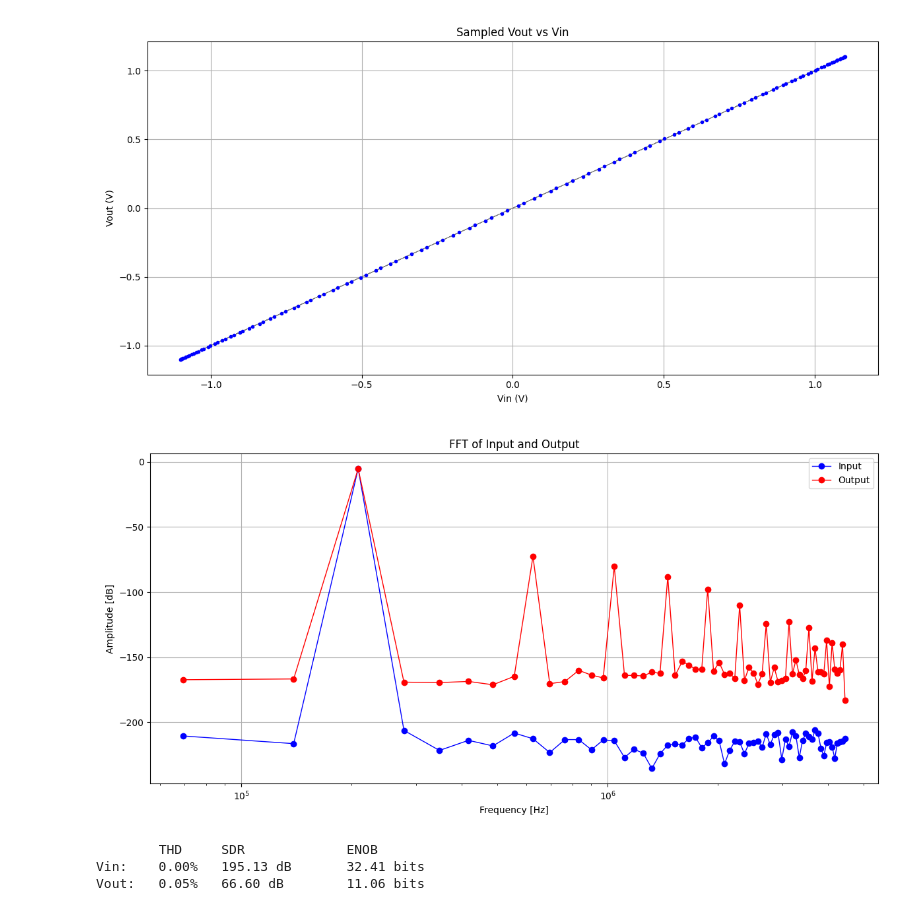
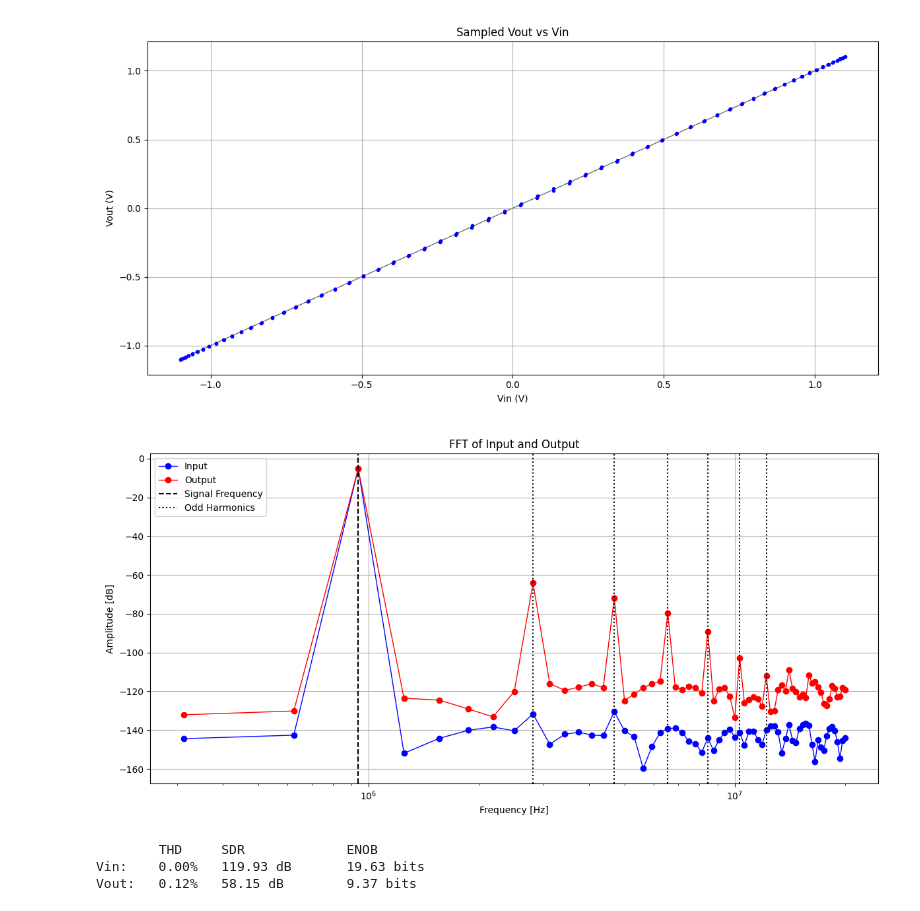
Before and after one commit to CedricHirschi/ngspice_cosim_inv, a Jupyter notebook: designs/tgate_slow/dft.ipynb, the cells around one changed output. Saved outputs shown, nothing was run; the diff lists cells and outputs as text; code cells hidden in the pictures.

```diff
--- a/designs/tgate_slow/dft.ipynb
+++ b/designs/tgate_slow/dft.ipynb
@@ -6,7 +6,7 @@ from common import NGSpiceRaw
 
 %matplotlib widget
 # %%
-data = NGSpiceRaw("simulation/tgate_tb.raw", live=True)
+data = NGSpiceRaw("simulation/tgate_tb.raw", live=False)
 print("Fields:", data.names)
 # %% [output]
 Loaded 1 plots from simulation/tgate_tb.raw
@@ -15,7 +15,7 @@ Fields: ('time', 'v(vdd)', 'v(vss)', 'v(x1.ctrl_ni)', 'v(ctrl)', 'v(x1.x2.net1)'
 F_SAMPLING = 80e6
 N = 128
 BASE_HARMONIC = 3
-CONVERSION_CYCLES = 9
+CONVERSION_CYCLES = 2
 F_SIGNAL = F_SAMPLING / N * BASE_HARMONIC / CONVERSION_CYCLES
 
 print("Signal frequency:", F_SIGNAL, "Hz")
@@ -52,11 +46,11 @@ plt.show()
 # %%
 sampling_times_in = [0.99 / F_SAMPLING]
 while sampling_times_in[-1] < times[-1]:
-    sampling_times_in.append(sampling_times_in[-1] + 9 / F_SAMPLING)
+    sampling_times_in.append(sampling_times_in[-1] + CONVERSION_CYCLES / F_SAMPLING)
 
-sampling_times_out = [8.99 / F_SAMPLING]
+sampling_times_out = [(CONVERSION_CYCLES - 0.01) / F_SAMPLING]
 while sampling_times_out[-1] < times[-1]:
-    sampling_times_out.append(sampling_times_out[-1] + 9 / F_SAMPLING)
+    sampling_times_out.append(sampling_times_out[-1] + CONVERSION_CYCLES / F_SAMPLING)
 
 sampling_times_in = np.array(sampling_times_in)[:-1] # Remove the last time to avoid oversampling
 sampling_times_out = np.array(sampling_times_out)[:-1] # Remove the last time to avoid oversampling
@@ -68,7 +62,7 @@ sampling_error = sampling_vout - sampling_vin
 
 assert N == len(sampling_times_in)
 assert N == len(sampling_times_out)
-f_bin = F_SAMPLING / N / 9
+f_bin = F_SAMPLING / N / CONVERSION_CYCLES
 print("Number of samples:", N)
 print("Frequency bin size:", f_bin)
 print(f"Sampling error (p-p): {(np.max(sampling_error) - np.min(sampling_error))*1e3:.1f} mV")
@@ -109,25 +103,32 @@ plt.show()
 # %%
 # FFT of input and output signals
 yf_vin = np.fft.rfft(sampling_vin) / N
 yf_vout = np.fft.rfft(sampling_vout) / N
-xf = np.fft.rfftfreq(N, 9 / F_SAMPLING)
+xf = np.fft.rfftfreq(N, CONVERSION_CYCLES / F_SAMPLING)
 
 yf_vin = np.abs(yf_vin[xf > 0])
 yf_vout = np.abs(yf_vout[xf > 0])
 xf = xf[xf > 0]
 
 plt.figure(figsize=(12, 6))
 plt.plot(xf, 20 * np.log10(yf_vin), 'o-', label='Input', color='blue', linewidth=1)
 plt.plot(xf, 20 * np.log10(yf_vout), 'o-', label='Output', color='red', linewidth=1)
 # plt.plot(xf, 20 * np.log10(yf_vout) - 20 * np.log10(yf_vin), 'o-', label='Error', color='green', linewidth=1)
+plt.axvline(F_SIGNAL, color='black', linestyle='--', label='Signal Frequency')
+plt.axvline(F_SIGNAL * 3, color='black', linestyle='dotted', label='Odd Harmonics')
+plt.axvline(F_SIGNAL * 5, color='black', linestyle='dotted')
+plt.axvline(F_SIGNAL * 7, color='black', linestyle='dotted')
+plt.axvline(F_SIGNAL * 9, color='black', linestyle='dotted')
+plt.axvline(F_SIGNAL * 11, color='black', linestyle='dotted')
+plt.axvline(F_SIGNAL * 13, color='black', linestyle='dotted')
 plt.title('FFT of Input and Output')
 plt.xlabel('Frequency [Hz]')
 plt.ylabel('Amplitude [dB]')
 # plt.xlim(0, 1.5 * F_SIGNAL)
 plt.xscale('log')
 plt.grid()
 plt.legend()
 plt.tight_layout()
 plt.show()
 # %% [output]
-[figure, old version]
+[figure, new version]
@@ -145,10 +192,26 @@ def compute_thd(signal, fundamental_index):
     return thd
 
 def compute_sdr(signal, fundamental_index):
-    return 20 * np.log10(1 / compute_thd(signal, fundamental_index))
+    """
+    SDR = P_signal / sum_h>=2 P_harmonic_h   (power ratio, in dB)
+    Assumes each tone sits in exactly one FFT bin (no leakage).
+    """
+    N = len(signal)
+    X = np.fft.rfft(signal)
+    P = (np.abs(X) / N)**2
+
+    P1 = P[fundamental_index]
+
+    Ph = 0.0
+    h = 2
+    while h * fundamental_index < len(P):
+        Ph += P[h * fundamental_index]
+        h += 1
+
+    return 10 * np.log10(P1 / Ph)
 
 def compute_enob(signal, fundamental_index):
-    return compute_sdr(signal, fundamental_index) / 6.02
+    return (compute_sdr(signal, fundamental_index) - 1.76) / 6.02
 
 thd_vin = compute_thd(sampling_vin, BASE_HARMONIC)
 thd_vout = compute_thd(sampling_vout, BASE_HARMONIC)
@@ -162,8 +225,8 @@ print(f"Vin:\t{thd_vin:.2%}\t{sdr_vin:.2f} dB\t{enob_vin:.2f} bits")
 print(f"Vout:\t{thd_vout:.2%}\t{sdr_vout:.2f} dB\t{enob_vout:.2f} bits")
 # %% [output]
         THD     SDR             ENOB
-Vin:    0.00%   195.13 dB       32.41 bits
-Vout:   0.05%   66.60 dB        11.06 bits
+Vin:    0.00%   119.93 dB       19.63 bits
+Vout:   0.12%   58.15 dB        9.37 bits
 # %%
 # Save fft and frequencies to file
 np.savetxt("fft_vin.txt", np.column_stack((xf, yf_vin)), header="freq ampl", fmt='%.6e')
```
Also changed, not shown: parts of 5 cells of this notebook, 42 other files.
